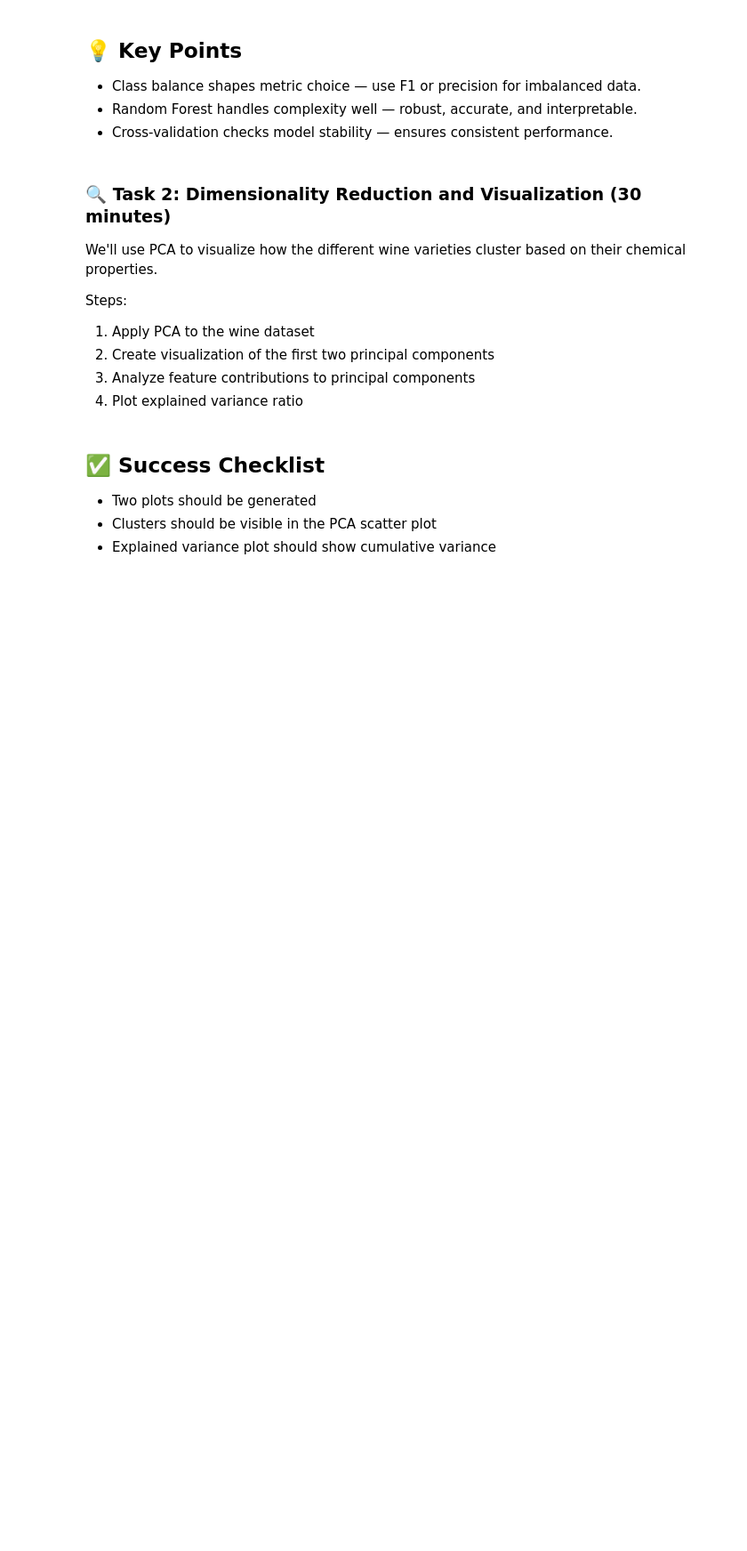
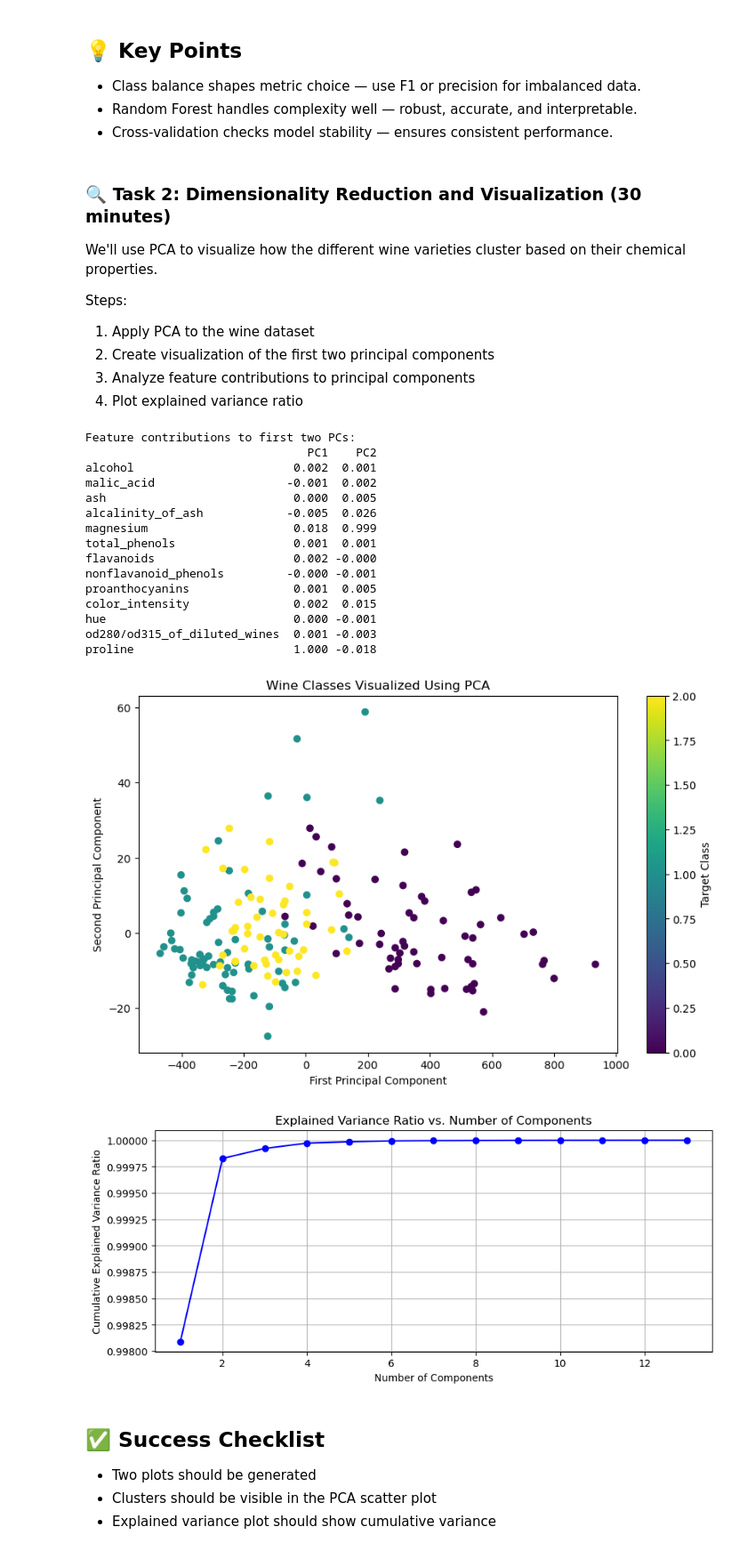
Before and after one commit to dennislamcv1/COURSERAML, a Jupyter notebook: Advanced Machine Learning Techniques/capstone.ipynb, the cells around one changed output. Shown: that part at 89% size. Saved outputs shown, nothing was run; the diff lists cells and outputs as text; code cells hidden in the pictures; blank space fills up the shorter version.

```diff
--- a/Advanced Machine Learning Techniques/capstone.ipynb
+++ b/Advanced Machine Learning Techniques/capstone.ipynb
@@ -102,15 +105,53 @@ Steps:
 4. Plot explained variance ratio
 # %%
 # Step 1: Apply PCA to the wine dataset
-
+pca = PCA()
+X_pca = pca.fit_transform(X)
 
 # Step 2: Create visualization of the first two principal components
-
+plt.figure(figsize=(10, 6))
+plt.scatter(X_pca[:, 0], X_pca[:, 1], c=y, cmap='viridis')
+plt.xlabel('First Principal Component')
+plt.ylabel('Second Principal Component')
+plt.title('Wine Classes Visualized Using PCA')
+plt.colorbar(label='Target Class')
 
 # Step 3: Analyze feature contributions to principal components
-
+components_df = pd.DataFrame(
+    pca.components_.T,
+    columns=[f'PC{i+1}' for i in range(pca.components_.shape[0])],
+    index=wine.feature_names
+)
+print("\nFeature contributions to first two PCs:")
+print(components_df[['PC1', 'PC2']].round(3))
 
 # Step 4: Plot explained variance ratio
+plt.figure(figsize=(10, 4))
+plt.plot(range(1, len(pca.explained_variance_ratio_) + 1),
+          np.cumsum(pca.explained_variance_ratio_), 'bo-')
+plt.xlabel('Number of Components')
+plt.ylabel('Cumulative Explained Variance Ratio')
+plt.title('Explained Variance Ratio vs. Number of Components')
+plt.grid(True)
+plt.show()
+# %% [output]
+Feature contributions to first two PCs:
+                                PC1    PC2
+alcohol                       0.002  0.001
+malic_acid                   -0.001  0.002
+ash                           0.000  0.005
+alcalinity_of_ash            -0.005  0.026
+magnesium                     0.018  0.999
+total_phenols                 0.001  0.001
+flavanoids                    0.002 -0.000
+nonflavanoid_phenols         -0.000 -0.001
+proanthocyanins               0.001  0.005
+color_intensity               0.002  0.015
+hue                           0.000 -0.001
+od280/od315_of_diluted_wines  0.001 -0.003
+proline                       1.000 -0.018
+[figure, added]
+[figure, added]
 # %%
 ### BEGIN TESTS
 assert X_pca.ndim == 2, "X_pca should be a 2D array"
```
Also changed, not shown: parts of 4 cells of this notebook.
